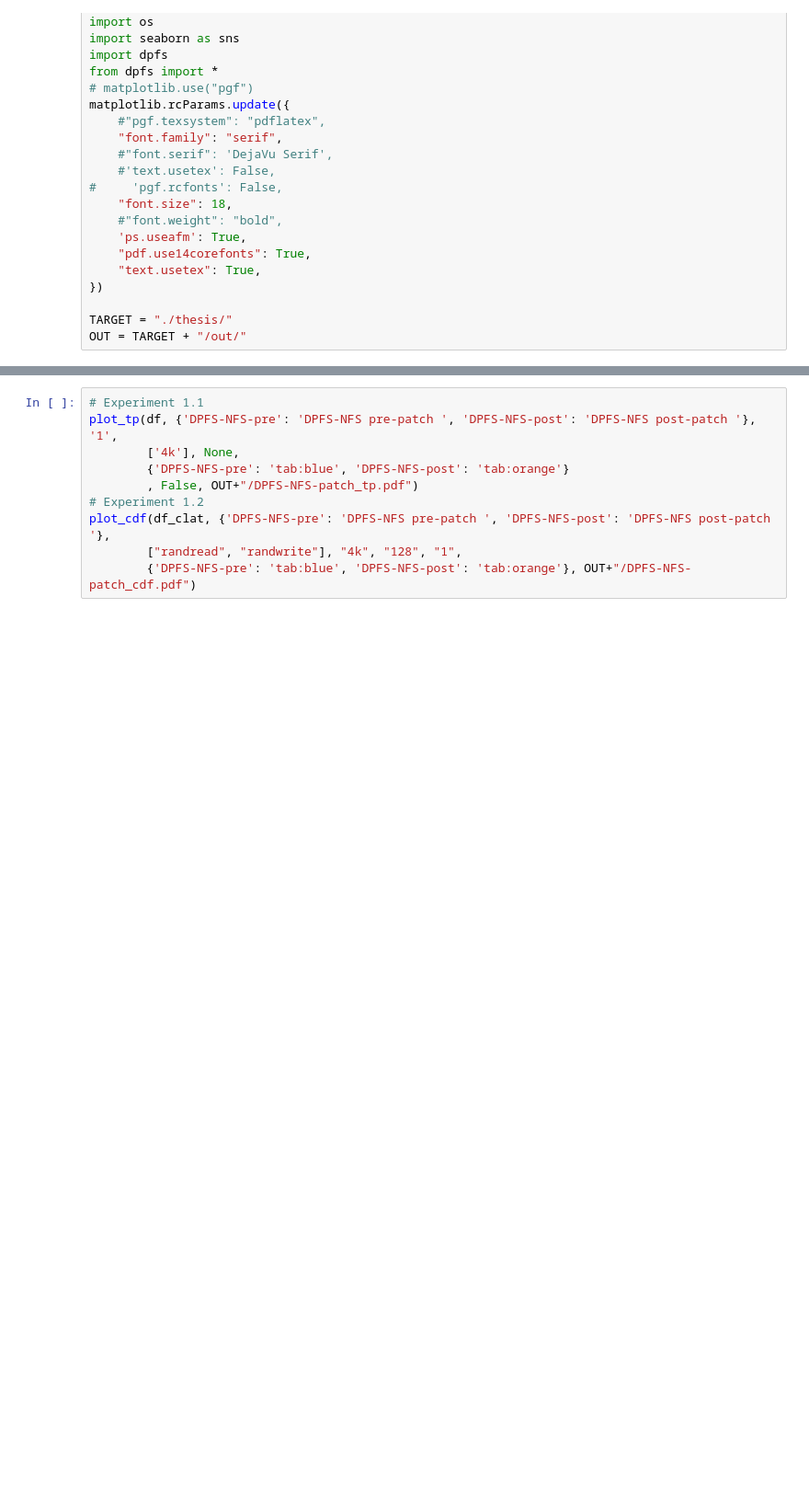
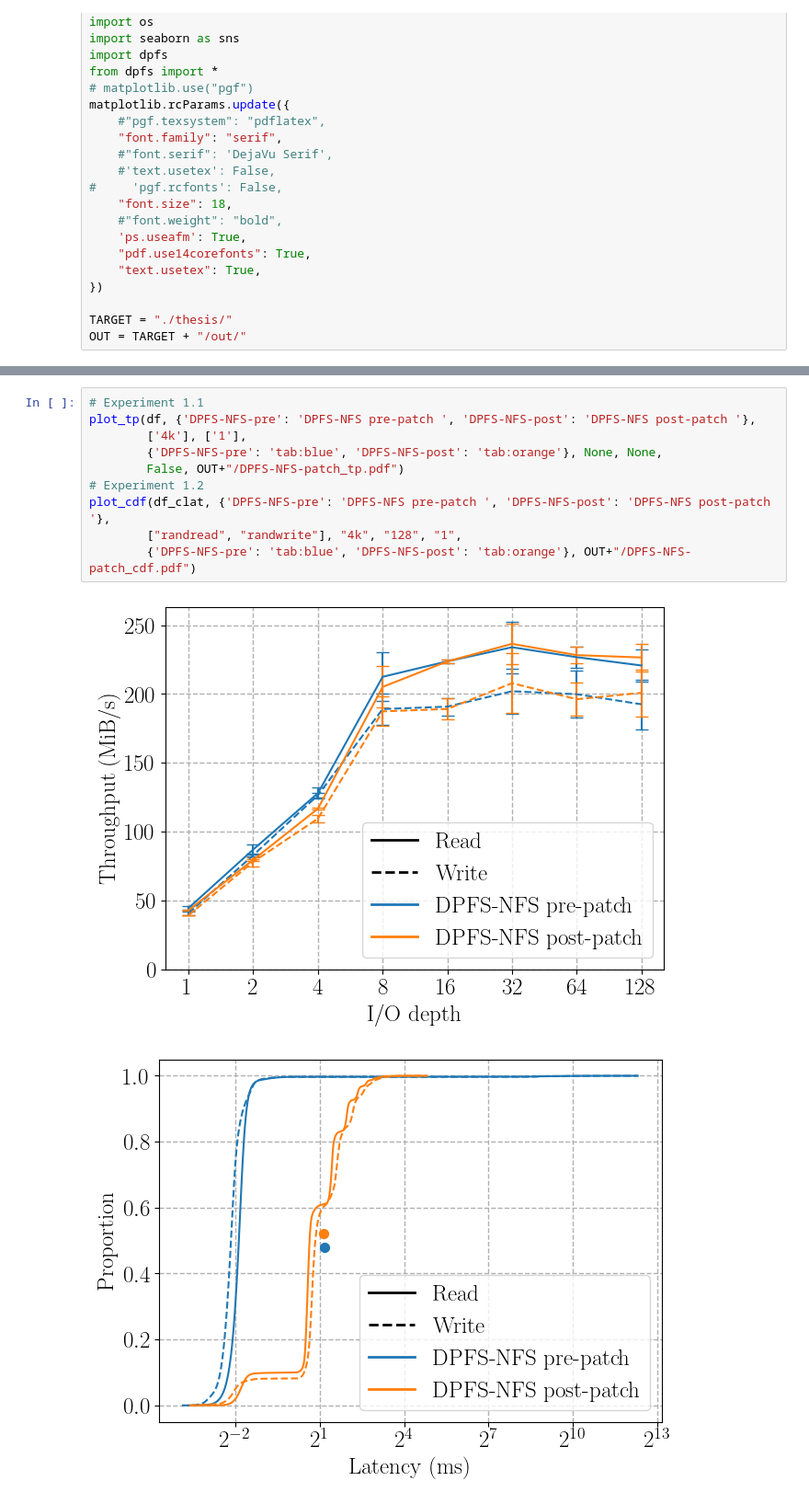
Before and after one commit to IBM/DPFS, a Jupyter notebook: experiments/results/thesis.ipynb, the cells around one changed output, grey strips where cells are left out. Shown: that part at 92% size. Cells and saved outputs as stored; diff of their text form; blank space fills up the shorter version.

```diff
--- a/experiments/results/thesis.ipynb
+++ b/experiments/results/thesis.ipynb
@@ -86,10 +114,13 @@ ServerApp.rate_limit_window=3.0 (secs)
 # %%
 # Experiment 1.1
-plot_tp(df, {'DPFS-NFS-pre': 'DPFS-NFS pre-patch ', 'DPFS-NFS-post': 'DPFS-NFS post-patch '}, '1',
-        ['4k'], None,
-        {'DPFS-NFS-pre': 'tab:blue', 'DPFS-NFS-post': 'tab:orange'}
-        , False, OUT+"/DPFS-NFS-patch_tp.pdf")
+plot_tp(df, {'DPFS-NFS-pre': 'DPFS-NFS pre-patch ', 'DPFS-NFS-post': 'DPFS-NFS post-patch '},
+        ['4k'], ['1'],
+        {'DPFS-NFS-pre': 'tab:blue', 'DPFS-NFS-post': 'tab:orange'}, None, None,
+        False, OUT+"/DPFS-NFS-patch_tp.pdf")
 # Experiment 1.2
 plot_cdf(df_clat, {'DPFS-NFS-pre': 'DPFS-NFS pre-patch ', 'DPFS-NFS-post': 'DPFS-NFS post-patch '},
         ["randread", "randwrite"], "4k", "128", "1",
         {'DPFS-NFS-pre': 'tab:blue', 'DPFS-NFS-post': 'tab:orange'}, OUT+"/DPFS-NFS-patch_cdf.pdf")
+# %% [output]
+[figure, added]
+[figure, added]
```
Also changed, not shown: parts of 5 cells of this notebook, 15 other files.
